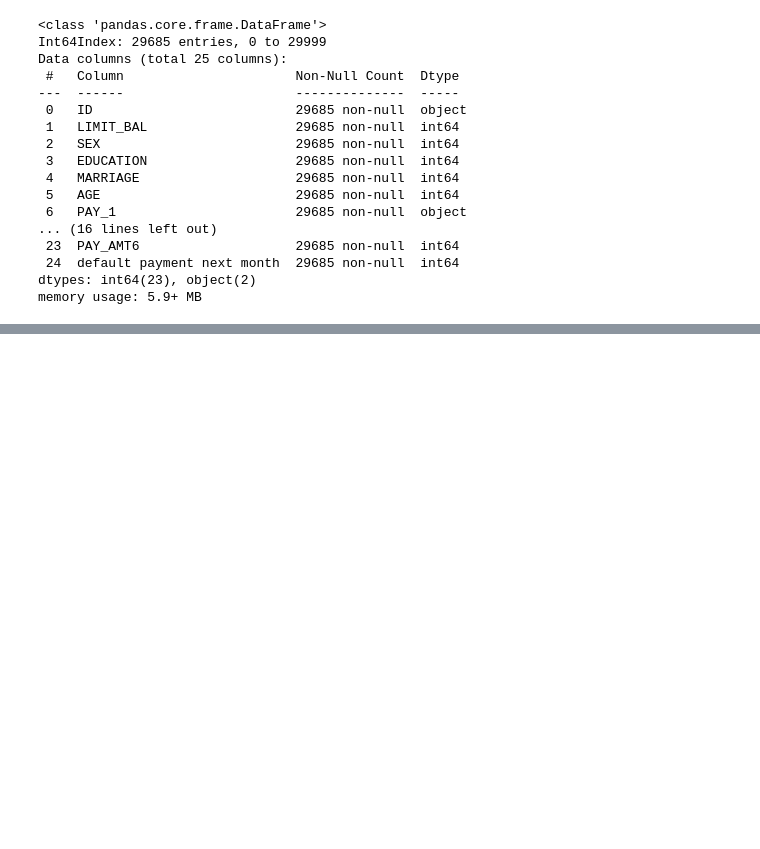
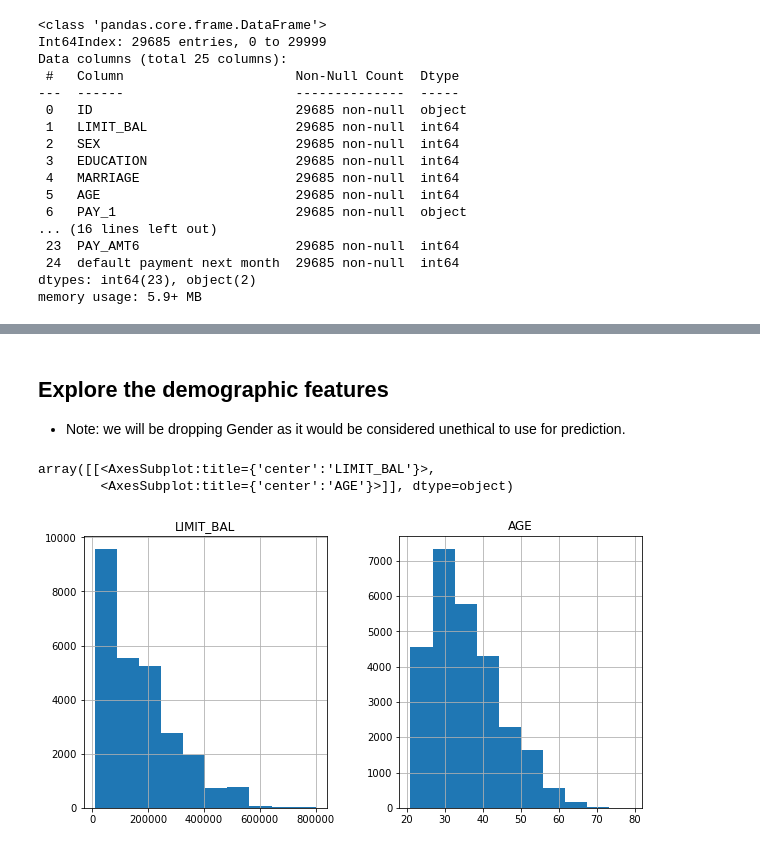
Before and after one commit to jkenney0501/Python_Supervised_Learning, a Jupyter notebook: LogisticRegression-CreditDefault/NoteBooks/Data Exploration and Cleaning.ipynb, the cells around one changed output, grey strips where cells are left out. Saved outputs shown, nothing was run; the diff lists cells and outputs as text; code cells hidden in the pictures; blank space fills up the shorter version.

```diff
--- a/LogisticRegression-CreditDefault/NoteBooks/Data Exploration and Cleaning.ipynb
+++ b/LogisticRegression-CreditDefault/NoteBooks/Data Exploration and Cleaning.ipynb
@@ -205,0 +248,2 @@ memory usage: 5.9+ MB
+# %%
+valid_pay_1_mask = df_clean1['PAY_1'] != "Not available"
@@ -205,0 +266,2 @@ memory usage: 5.9+ MB
+# %%
+df_clean2 = df_clean1.loc[valid_pay_1_mask,:].copy()
@@ -205,0 +275,2 @@ memory usage: 5.9+ MB
+# %%
+df_clean2['PAY_1'] = df_clean2['PAY_1'].astype('int64')
@@ -205,0 +290,9 @@ memory usage: 5.9+ MB
+# %% [markdown]
+## Explore the demographic features
+- Note: we will be dropping Gender as it would be considered unethical to use for prediction.
+# %%
+df_clean2[['LIMIT_BAL', 'AGE']].hist(figsize=(10,5))
+# %% [output]
+array([[<AxesSubplot:title={'center':'LIMIT_BAL'}>,
+        <AxesSubplot:title={'center':'AGE'}>]], dtype=object)
+[figure, added]
```
Also changed, not shown: parts of 42 cells of this notebook, 1 other file.
